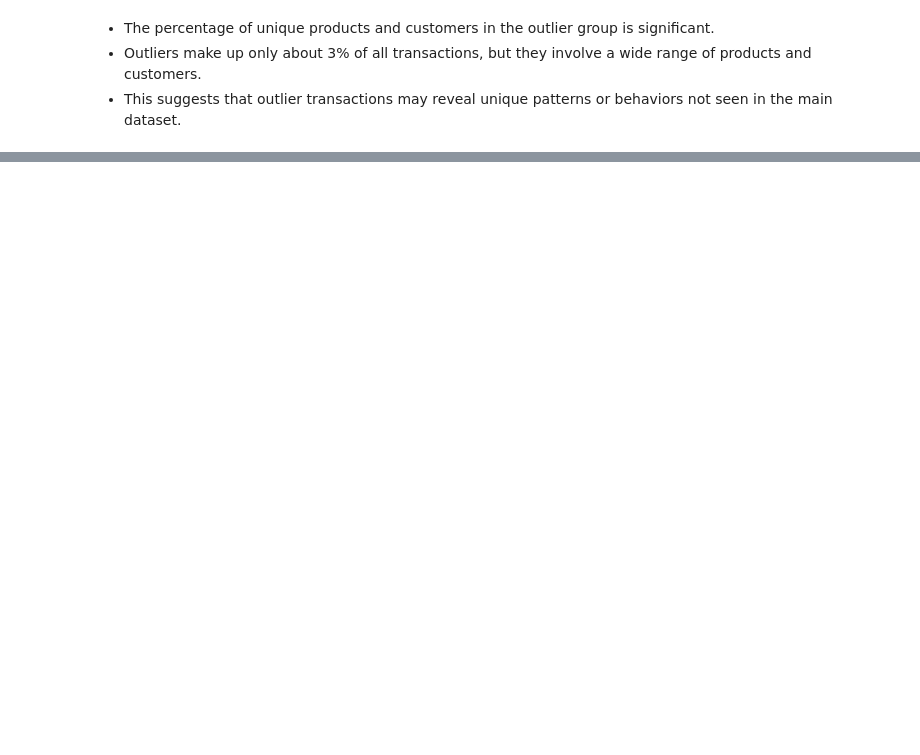
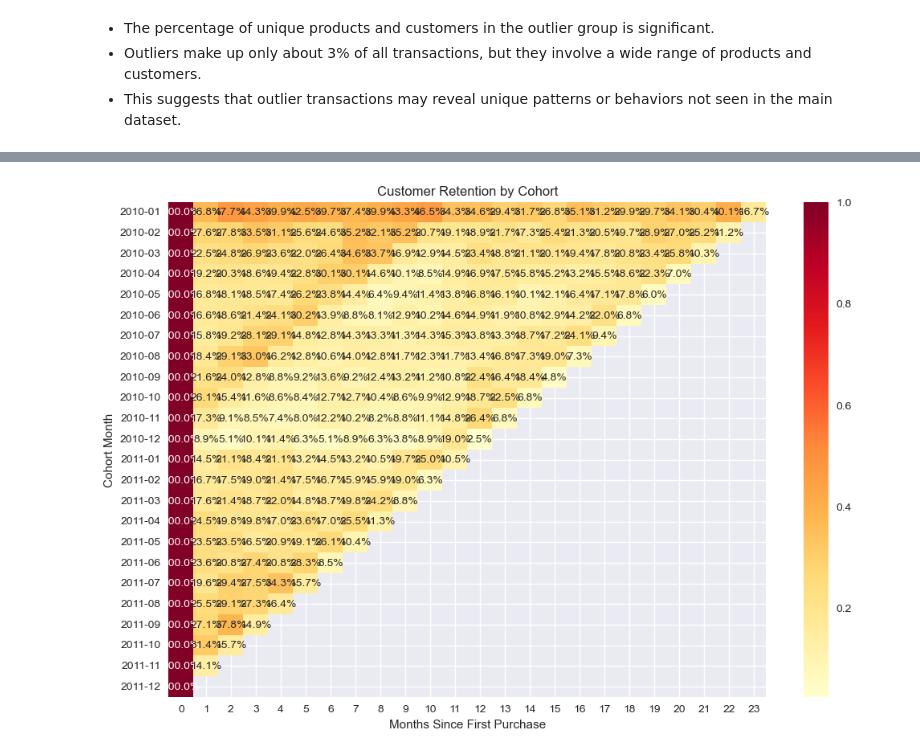
Before and after one commit to esemsc-rap24/retail-forecast-retention, a Jupyter notebook: retail_business_analysis.ipynb, the cells around one changed output, grey strips where cells are left out. Cells and saved outputs as stored; diff of their text form; code cells hidden in the pictures; blank space fills up the shorter version.

```diff
--- a/retail_business_analysis.ipynb
+++ b/retail_business_analysis.ipynb
@@ -1186,0 +761,85 @@ Strong business case with excellent ROI and manageable risk
+# %%
+# Cohort Analysis
+print("CUSTOMER COHORT ANALYSIS")
+print("-" * 50)
+
+# limit to 2010 to november 2011
+df_filtered = df_clean[df_clean['order_date'].dt.year.isin([2010, 2011])]
+
+# Create cohort data
+df_cohort = df_filtered.copy()
+df_cohort['cohort_month'] = df_cohort['order_date'].dt.to_period('M')
+df_cohort['order_month'] = df_cohort['order_date'].dt.to_period('M')
+
+# Get the first purchase month for each customer
+customer_first_purchase = df_cohort.groupby('customer_id')['cohort_month'].min()
+df_cohort['cohort_month'] = df_cohort['customer_id'].map(customer_first_purchase)
+
+# Calculate months since first purchase
+def get_month_diff(x, y):
+    return (x.year - y.year) * 12 + (x.month - y.month)
+
+df_cohort['months_since_first'] = df_cohort.apply(
+    lambda x: get_month_diff(x['order_month'], x['cohort_month']), axis=1)
+
+# Retention Analysis
+cohort_data = df_cohort.groupby(['cohort_month', 'months_since_first'])['customer_id'].nunique()
+cohort_data = cohort_data.reset_index()
+cohort_counts = cohort_data.pivot(index='cohort_month',
+                                 columns='months_since_first',
+                                 values='customer_id')
+
+# Calculate retention rates
+cohort_sizes = cohort_counts[0]
+retention_rates = cohort_counts.divide(cohort_sizes, axis=0)
+
+# Plot retention heatmap
+plt.figure(figsize=(12, 8))
+sns.heatmap(retention_rates.round(3),
+            annot=True,
+            fmt='.1%',
+            cmap='YlOrRd')
+plt.title('Customer Retention by Cohort')
+plt.xlabel('Months Since First Purchase')
+plt.ylabel('Cohort Month')
+plt.show()
+
+# Revenue Cohorts
+revenue_cohort = df_cohort.groupby(['cohort_month', 'months_since_first'])['total_amount'].sum()
+revenue_cohort = revenue_cohort.reset_index()
+revenue_matrix = revenue_cohort.pivot(index='cohort_month',
+                                    columns='months_since_first',
+                                    values='total_amount')
+
+# Calculate cumulative revenue
+cumulative_revenue = revenue_matrix.cumsum(axis=1)
+
+# Plot cumulative revenue
+plt.figure(figsize=(10, 6))
+for idx, row in cumulative_revenue.iterrows():
+    plt.plot(row.index, row.values, marker='o', label=f'Cohort {idx}')
+plt.title('Cumulative Revenue by Cohort')
+plt.xlabel('Months Since First Purchase')
+plt.ylabel('Cumulative Revenue ($)')
+plt.legend(bbox_to_anchor=(1.05, 1), loc='upper left')
+plt.tight_layout()
+plt.show()
+
+# Order Frequency Progression
+frequency_cohorts = df_cohort.groupby(['customer_id', 'cohort_month'])['order_id'].nunique()
+frequency_dist = frequency_cohorts.value_counts().sort_index()
+
+plt.figure(figsize=(10, 6))
+frequency_dist.plot(kind='bar')
+plt.title('Order Frequency Distribution by Cohort')
+plt.xlabel('Number of Orders')
+plt.ylabel('Number of Customers')
+plt.tight_layout()
+plt.show()
+
+
+print("\nCohort Analysis Summary:")
+print(f"Number of Cohorts: {len(cohort_counts)}")
+print(f"Average 3-month retention rate: {retention_rates[3].mean():.1%}")
+print(f"Average 6-month retention rate: {retention_rates[6].mean():.1%}")
+# %% [output]
@@ -1186,0 +848 @@ Strong business case with excellent ROI and manageable risk
+[figure, added]
```
Also changed, not shown: parts of 53 cells of this notebook.
